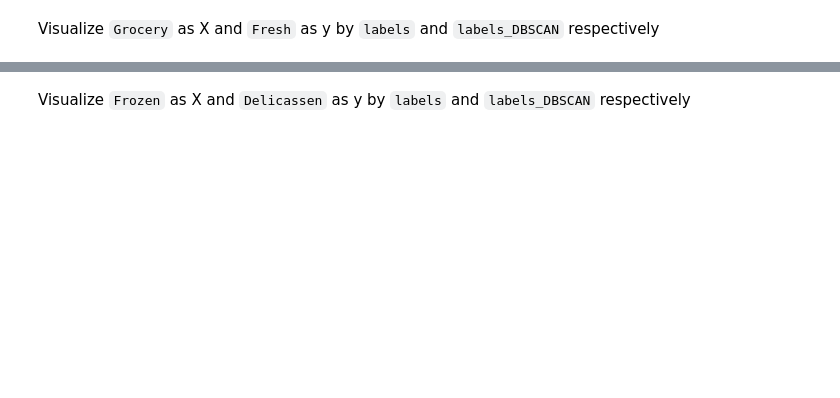
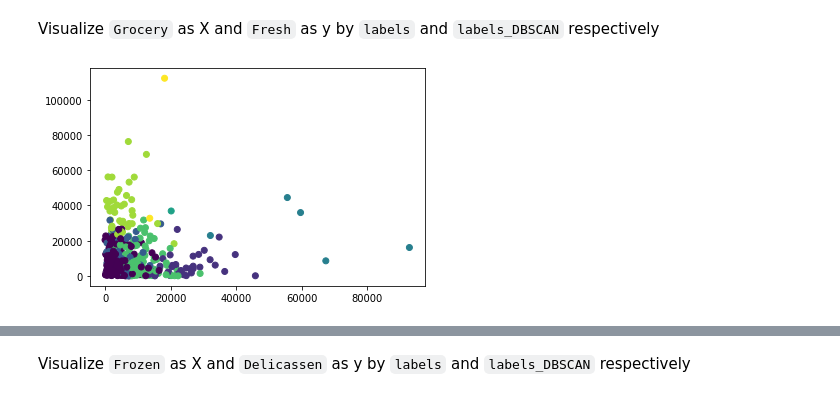
Before and after one commit to ironhack-datalabs/datamad0620, a Jupyter notebook: module-3/lab-unsupervised-learning/your-code/main.ipynb, the cells around one changed output, grey strips where cells are left out. Cells and saved outputs as stored; diff of their text form; code cells hidden in the pictures; blank space fills up the shorter version.

```diff
--- a/module-3/lab-unsupervised-learning/your-code/main.ipynb
+++ b/module-3/lab-unsupervised-learning/your-code/main.ipynb
@@ -132,0 +199,4 @@ Visualize `Grocery` as X and `Fresh` as y by `labels` and `labels_DBSCAN` respec
+# %%
+plt.scatter(customers["Grocery"], customers["Fresh"], c=customers["labels"]);
+# %% [output]
+[figure, added]
```
Also changed, not shown: parts of 34 cells of this notebook.
